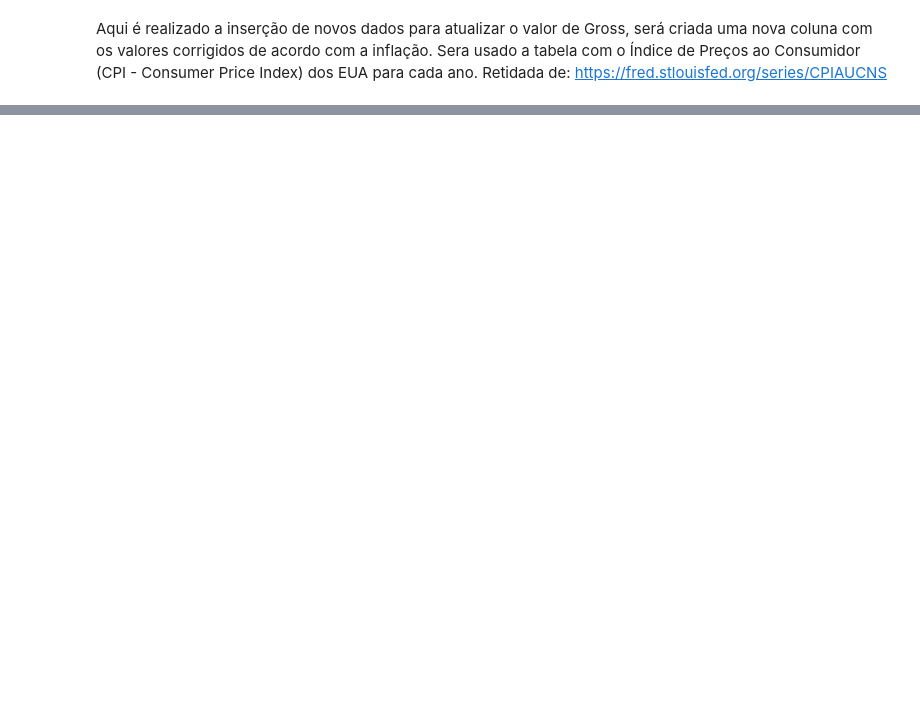
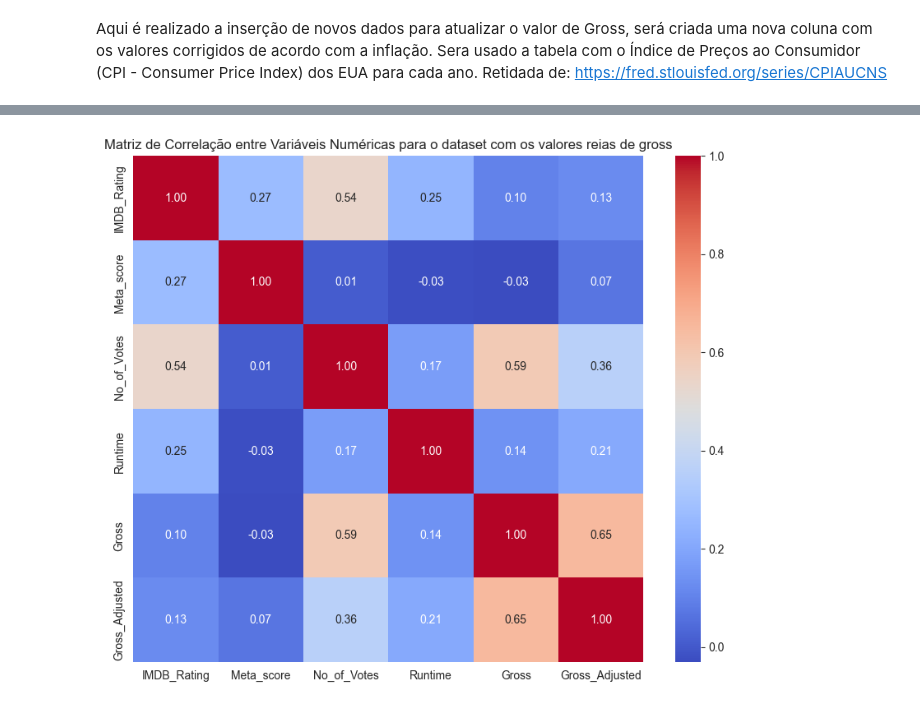
Before and after one commit to jrsm-hub/desafio-indicium-lighthouse, a Jupyter notebook: analise_filmes.ipynb, the cells around one changed output, grey strips where cells are left out. Saved outputs shown, nothing was run; the diff lists cells and outputs as text; code cells hidden in the pictures; blank space fills up the shorter version.

```diff
--- a/analise_filmes.ipynb
+++ b/analise_filmes.ipynb
@@ -374,0 +223,3 @@ Agora temos todos valores ausentes tratados e podemos partir para as visualizaç
+# %%
+#carregando os dados de cpi que serão utilidos para ajustar os valores de gross para os dias atuais
+df_cpi = pd.read_csv('data\CPIAUCNS.csv')
@@ -374,0 +229,6 @@ Agora temos todos valores ausentes tratados e podemos partir para as visualizaç
+# %%
+#Processamento dos dados de cpi
+df_cpi['observation_date'] = pd.to_datetime(df_cpi['observation_date'])
+df_cpi['Year'] = df_cpi['observation_date'].dt.year
+df_cpi_anual = df_cpi.groupby('Year')['CPIAUCNS'].mean().reset_index()
+df_cpi_anual.rename(columns={'CPIAUCNS': 'CPI'}, inplace=True)
@@ -374,0 +238,4 @@ Agora temos todos valores ausentes tratados e podemos partir para as visualizaç
+# %%
+#Realizamos um merge de df_com_gross_real com df_cpi_anual e criamos uma nova coluna com os valores de gross ajustados
+df_com_gross_real = pd.merge(df_com_gross_real, df_cpi_anual, left_on='Released_Year', right_on='Year', how='left')
+df_com_gross_real['Gross_Adjusted'] = df_com_gross_real['Gross'] * (cpi_base / df_com_gross_real['CPI'])
@@ -374,0 +259,4 @@ Agora temos todos valores ausentes tratados e podemos partir para as visualizaç
+# %%
+#Análise Univariada de Variáveis Numéricas
+numeric_cols = ['IMDB_Rating', 'Meta_score', 'No_of_Votes', 'Runtime', 'Gross', 'Gross_Adjusted' ]
+df_com_gross_real[numeric_cols].describe() # Gera estatísticas descritivas
@@ -374,0 +273,11 @@ Agora temos todos valores ausentes tratados e podemos partir para as visualizaç
+# %%
+#Calcula a matriz de correlação
+correlation_matrix = df_com_gross_real[numeric_cols].corr()
+
+# Plota um heatmap para visualizar a correlação
+plt.figure(figsize=(10, 8))
+sns.heatmap(correlation_matrix, annot=True, cmap='coolwarm', fmt='.2f')
+plt.title('Matriz de Correlação entre Variáveis Numéricas para o dataset com os valores reias de gross')
+plt.show()
+# %% [output]
+[figure, added]
```
Also changed, not shown: parts of 91 cells of this notebook, 1 other file.
